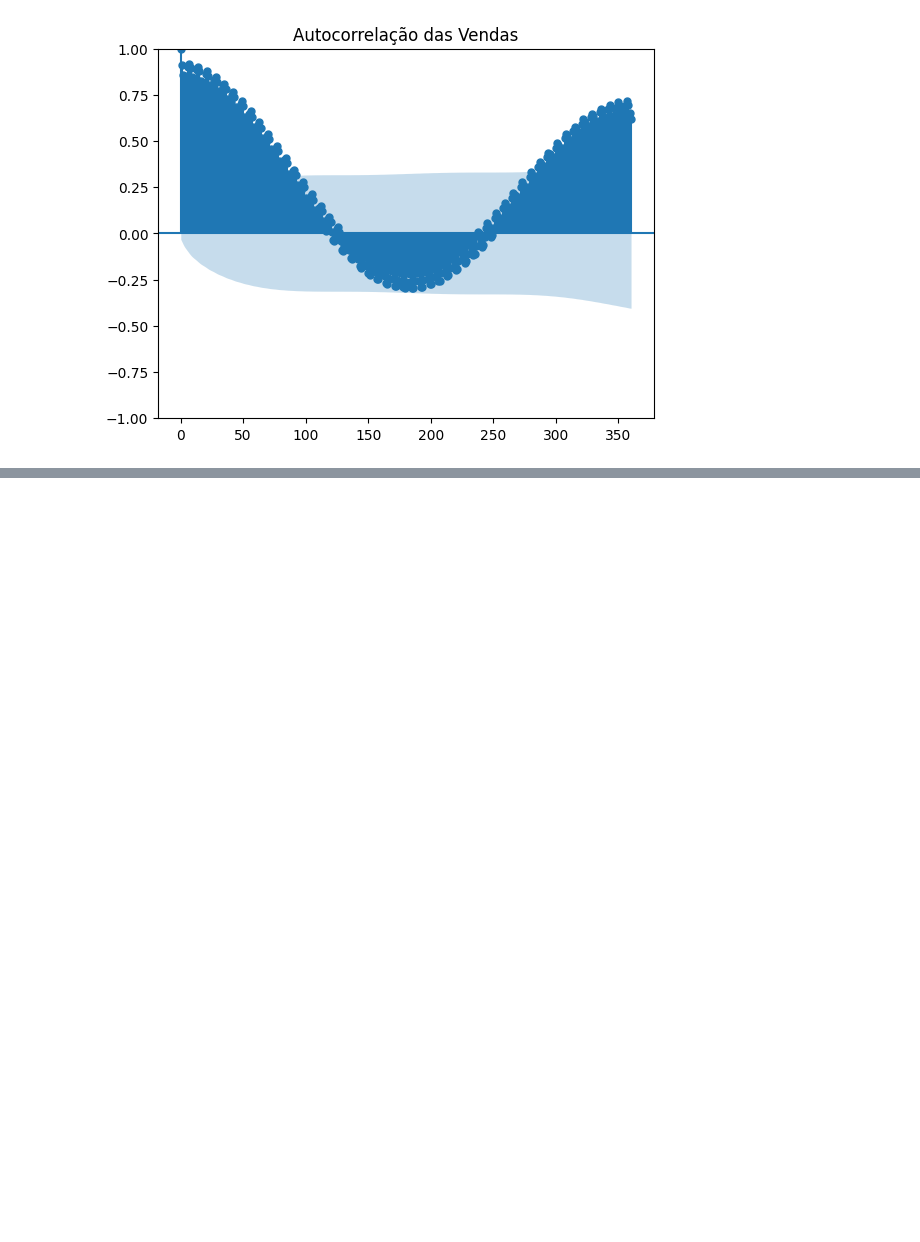
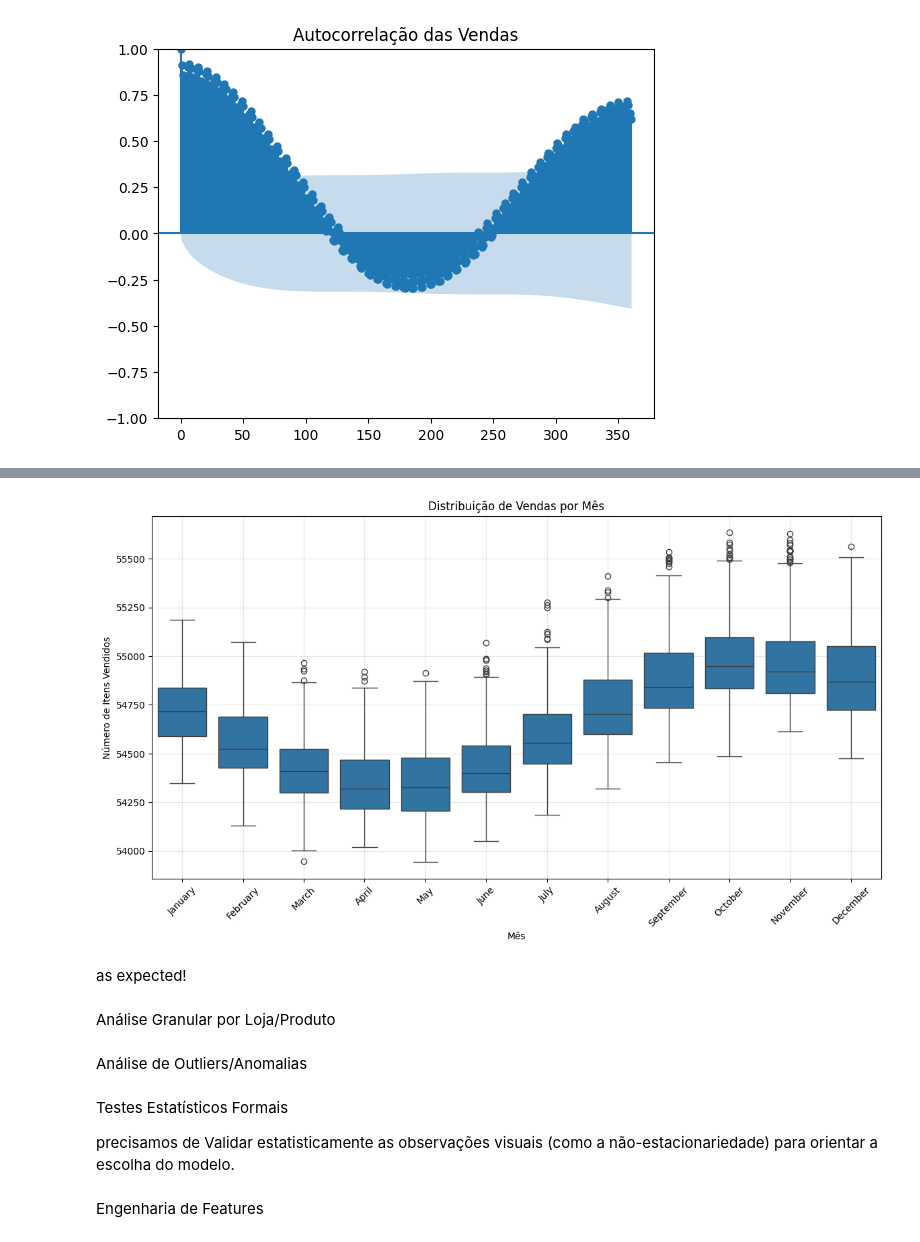
Before and after one commit to catarinafelixcr/time-series-forecast, a Jupyter notebook: notebooks/01-EDA.ipynb, the cells around one changed output, grey strips where cells are left out. Drawn from its saved outputs; the diff is of its cells as text; code cells hidden in the pictures; blank space fills up the shorter version.

```diff
--- a/notebooks/01-EDA.ipynb
+++ b/notebooks/01-EDA.ipynb
@@ -123,0 +180,26 @@ Text(0.5, 1.0, 'Autocorrelação das Vendas')
+# %%
+order_months = [ 'January', 'February', 'March', 'April', 'May', 'June',
+                'July', 'August', 'September', 'October', 'November', 'December' ]
+
+plt.figure(figsize=(14, 7))
+sns.boxplot(data=daily_sales, x='month', y='number_sold', order=order_months)
+plt.title('Distribuição de Vendas por Mês')
+plt.xlabel('Mês')
+plt.ylabel('Número de Itens Vendidos')
+plt.xticks(rotation=45) # Rotaciona os nomes dos meses para melhor leitura
+plt.grid(True, alpha=0.3)
+plt.show()
+# %% [output]
+[figure, added]
+# %% [markdown]
+as expected!
+# %% [markdown]
+Análise Granular por Loja/Produto
+# %% [markdown]
+Análise de Outliers/Anomalias
+# %% [markdown]
+Testes Estatísticos Formais
+
+precisamos de Validar estatisticamente as observações visuais (como a não-estacionariedade) para orientar a escolha do modelo.
+# %% [markdown]
+Engenharia de Features
```
Also changed, not shown: parts of 8 cells of this notebook.
